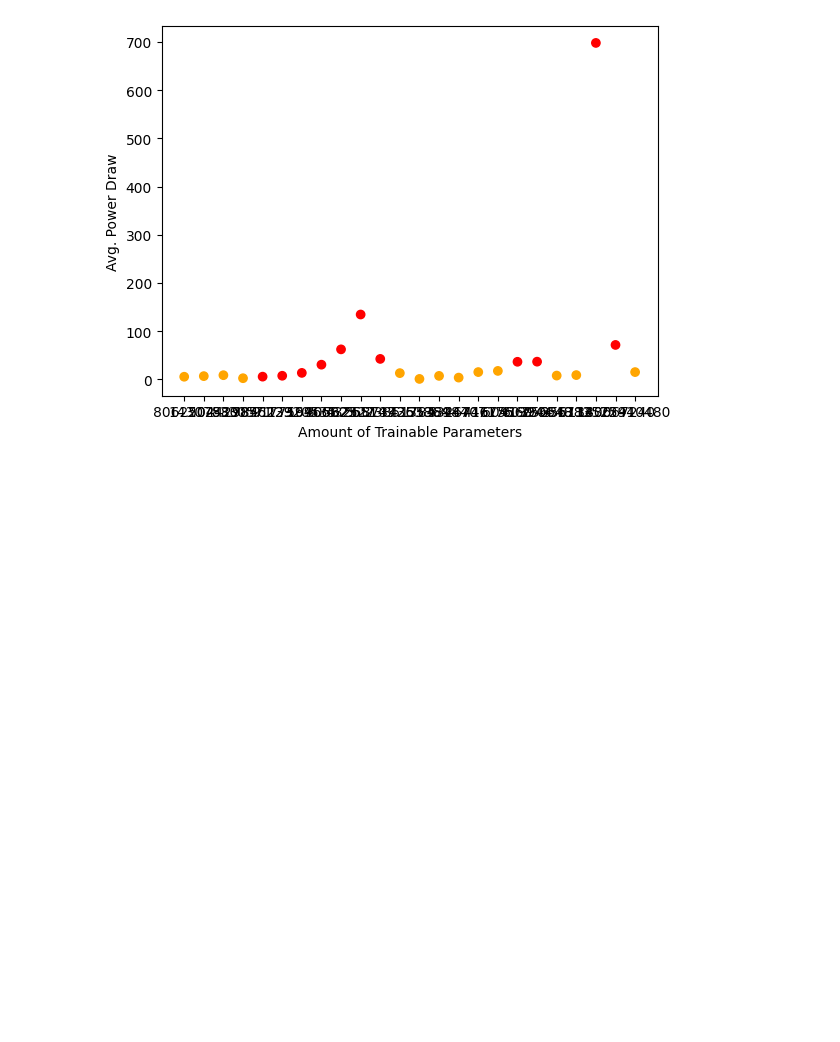
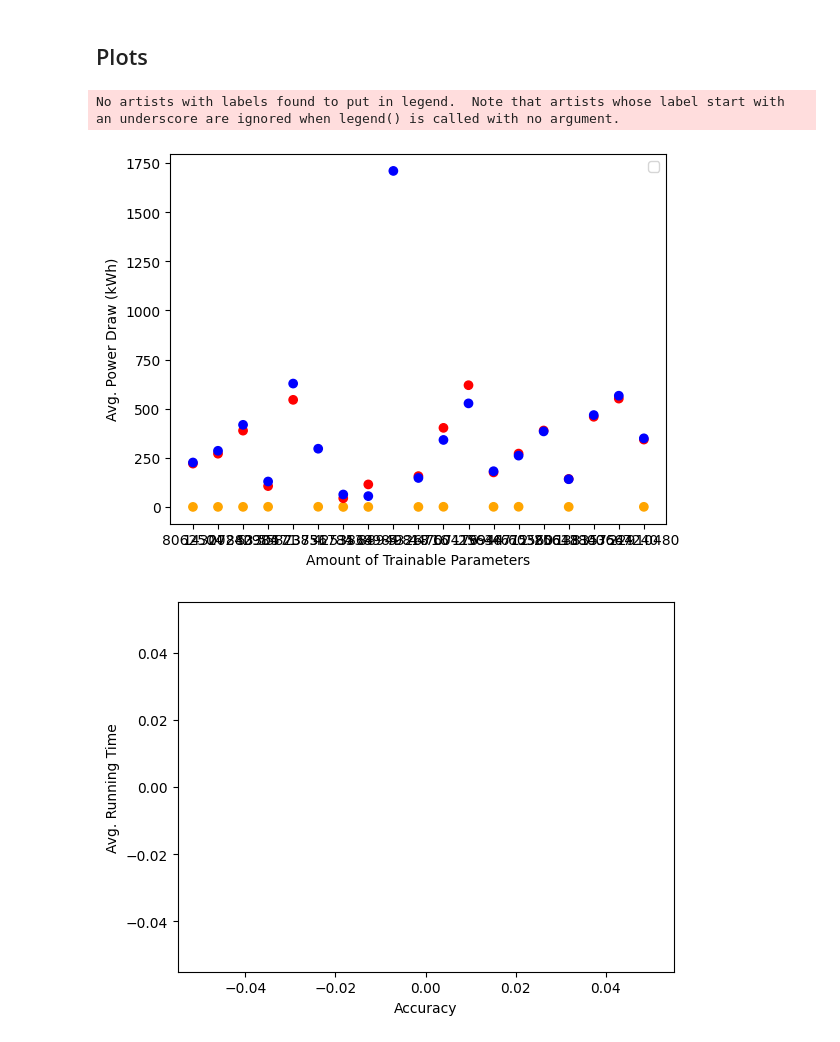
Before and after one commit to raphischer/edge-acc, a Jupyter notebook: database_evaluation.ipynb, the cells around one changed output. Saved outputs shown, nothing was run; the diff lists cells and outputs as text; code cells hidden in the pictures; blank space fills up the shorter version.

```diff
--- a/database_evaluation.ipynb
+++ b/database_evaluation.ipynb
@@ -36,15 +133,31 @@ data[data['backend']== 'tf_gpu']
+# %% [markdown]
+## Plots
 # %%
 import pandas as pd
 from matplotlib import pyplot as plt
-energy_df = data[data['power_draw'].notna()]
+energy_df = data[data['power_draw'].notna() ]
+#energy_df = energy_df[energy_df['family']== 'DenseNet']
 x = energy_df['total_parameters']
-y = energy_df['power_draw']
+y = energy_df['approx_USB_power_draw']
 plt.xlabel("Amount of Trainable Parameters")
-plt.ylabel("Avg. Power Draw")
+plt.ylabel("Avg. Power Draw (kWh)")
 
-plt.scatter(x, y, c = colors)
+plt.scatter(x, y, c = createColorSequence(energy_df))
+plt.legend()
 plt.show()
 #energy_df.plot.scatter( x='total_parameters', y = 'power_draw', c = colors)
 # %% [output]
+No artists with labels found to put in legend.  Note that artists whose label start with an underscore are ignored when legend() is called with no argument.
-[figure, old version]
+[figure, new version]
+# %%
+energy_df = data[data['backend']=='tflite-edgetu']
+x = energy_df['accuracy']
+y = energy_df['running_time']
+plt.xlabel("Accuracy")
+plt.ylabel("Avg. Running Time")
+
+plt.scatter(x, y, c = createColorSequence( energy_df))
+plt.show()
+# %% [output]
+[figure, added]
 # %%
```
Also changed, not shown: parts of 16 cells of this notebook, 9 other files.
